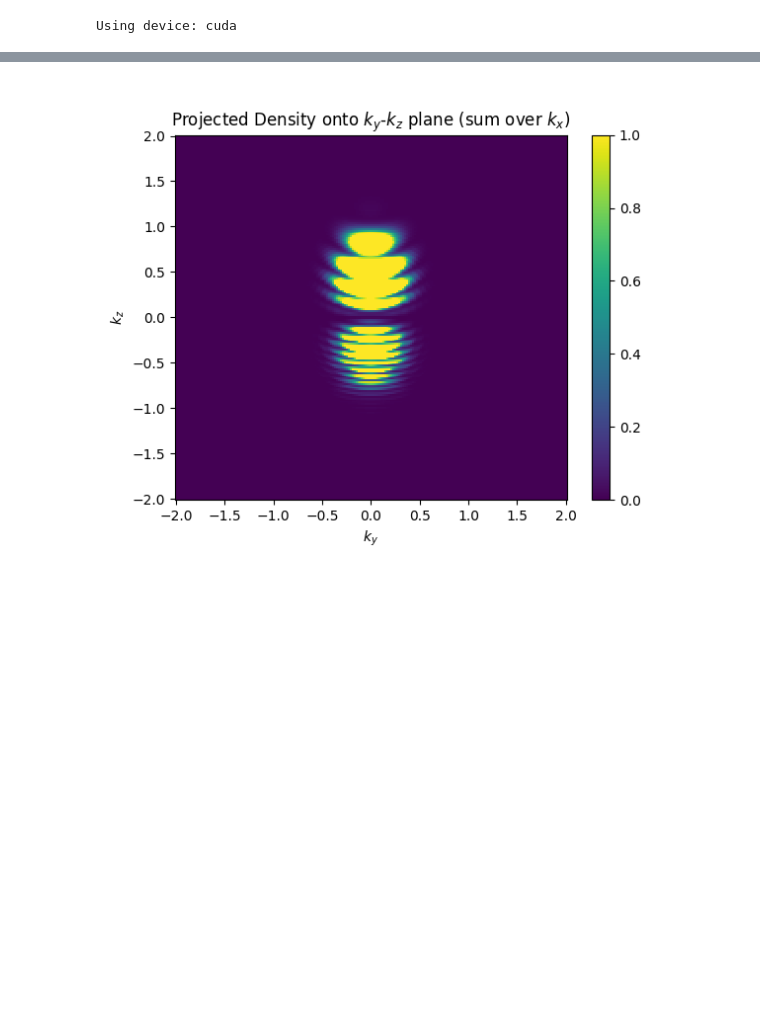
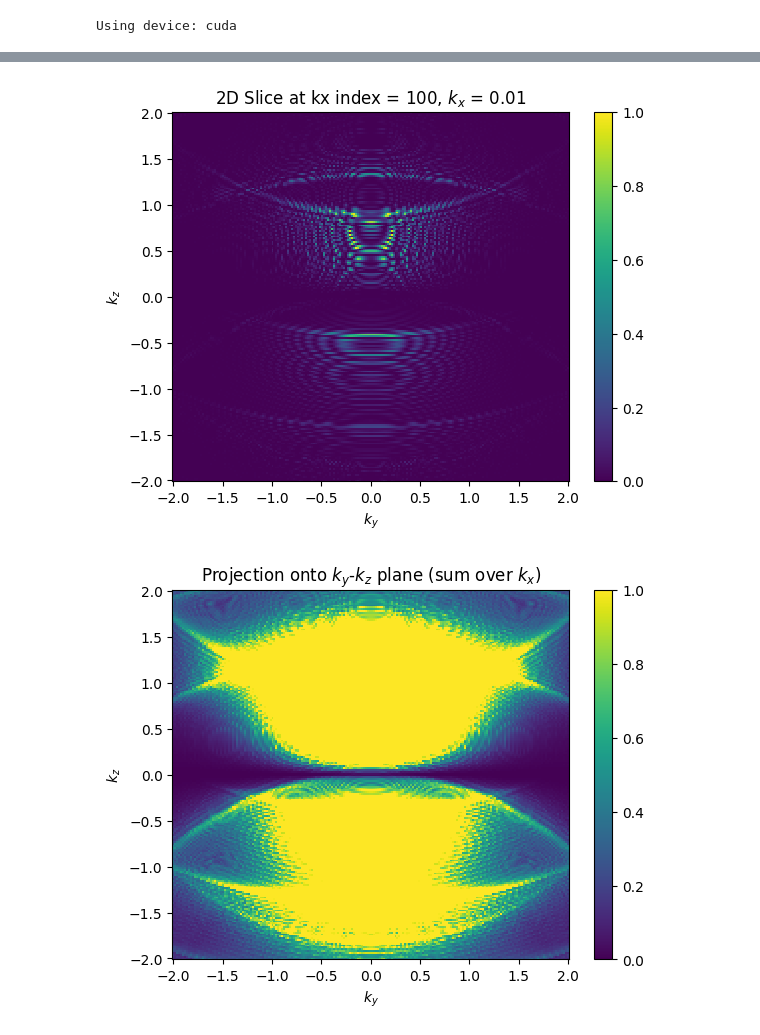
Before and after one commit to Kschloms/Ultra-fast-final-pres, a Jupyter notebook: plot_with_single_int_pytorch.ipynb, the cells around one changed output, grey strips where cells are left out. Cells and saved outputs as stored; diff of their text form; code cells hidden in the pictures; blank space fills up the shorter version.

```diff
--- a/plot_with_single_int_pytorch.ipynb
+++ b/plot_with_single_int_pytorch.ipynb
@@ -1,18 +1,19 @@
 # %%
-%matplotlib widget
+%matplotlib inline
 import numpy as np
 import torch
 from src.M_torch import M_torch
 import matplotlib.pyplot as plt
 import ipywidgets as widgets
 import matplotlib.colors as colors
+plt.style.use('default')
 # %%
 #Field parameters
 Nc = 3 #Field revolutions in envelope
 eps = 0 #(-1,0,1), Polarization of light
 phi = 0 #Phase difference between envelope and field
 #all values in au
-wl = 0.057 #800nm wavelength
+wl = 1/4*0.057 #800nm wavelength
 I = 0.003 #I=10^14 w/cm^2
 E0 = -0.500 #13.6 eV
 res = 1000
@@ -113,51 +127,55 @@ ax.grid(True)
 # %%
 
-fig, ax = plt.subplots()
+fig0, ax0 = plt.subplots()
 
 def plot_2d_slice(kx_val):
-    ax.clear()
+    ax0.clear()
     # Create a 2D slice of the data
     slice_data = Mk_squared_vals[kx_val, :, :].cpu().numpy()
     kys_slice = kys_grid[kx_val, :, :].cpu().numpy()
     kzs_slice = kzs_grid[kx_val, :, :].cpu().numpy()
 
     # Plot the 2D slice
-    c = ax.pcolormesh(kys_slice, kzs_slice, slice_data, shading='auto',norm=colors.LogNorm(vmin=1e-6, vmax=slice_data.max()))
-    ax.set_title(f'2D Slice at kx index = {kx_val}, $k_x$ = {kxs[kx_val].item():.2f}')
+    c = ax0.pcolormesh(kys_slice, kzs_slice, slice_data, shading='auto',norm=colors.Normalize(vmin=0, vmax=1), cmap='viridis')
+    ax0.set_title(f'2D Slice at kx index = {round(kx_val)}, $k_x$ = {kxs[kx_val].item():.2f}')
 
-    ax.set_xlabel('$k_y$')
-    ax.set_ylabel('$k_z$')
-    fig.colorbar(c, ax=ax)
+    ax0.set_xlabel('$k_y$')
+    ax0.set_ylabel('$k_z$')
+    fig0.colorbar(c, ax=ax0)
     # # Remove previous colorbars if any
     # if hasattr(plot_2d_slice, 'colorbar') and plot_2d_slice.colorbar:
     #     plot_2d_slice.colorbar.remove()
     # plot_2d_slice.colorbar = fig.colorbar(c, ax=ax)
 
 # # Initialize colorbar attribute
 # plot_2d_slice.colorbar = None
-
+fig, ax = plt.subplots()
 def plot_projected_density():
     ax.clear()
     # Sum over kx axis to project onto the (ky, kz) plane
     projected = Mk_squared_vals.sum(dim=0).cpu().numpy()
     kys_2d = kys_grid[0, :, :].cpu().numpy()
     kzs_2d = kzs_grid[0, :, :].cpu().numpy()
-    c = ax.pcolormesh(kys_2d, kzs_2d, projected, shading='auto', norm=colors.Normalize(vmin=0, vmax=1))
-    ax.set_title('Projected Density onto $k_y$-$k_z$ plane (sum over $k_x$)')
+    c = ax.pcolormesh(kys_2d, kzs_2d, projected, shading='auto', norm=colors.Normalize(vmin=0, vmax=1), cmap='viridis')
+    ax.set_title('Projection onto $k_y$-$k_z$ plane (sum over $k_x$)')
     ax.set_xlabel('$k_y$')
     ax.set_ylabel('$k_z$')
     fig.colorbar(c, ax=ax)
 
 # Call the function to display the projected density plot
 plot_projected_density()
 
 # # Create a slider for kx
 # kx_slider = widgets.IntSlider(value=num_steps//2, min=0, max=kxs_grid.shape[0]-1, step=1, description='kx index')
 # out = widgets.interact_manual(plot_2d_slice, kx_val=kx_slider)
 
 # #Display the initial plot
 # plot_2d_slice(num_steps//2)
 # display(out)
+
+# Create a slice for the x y plane at kz=0
+plot_2d_slice(num_steps//2)
 # %% [output]
-[figure, old version]
+[figure, new version]
+[figure, added]
 # %%
```
Also changed, not shown: parts of 7 cells of this notebook, 2 other files.
